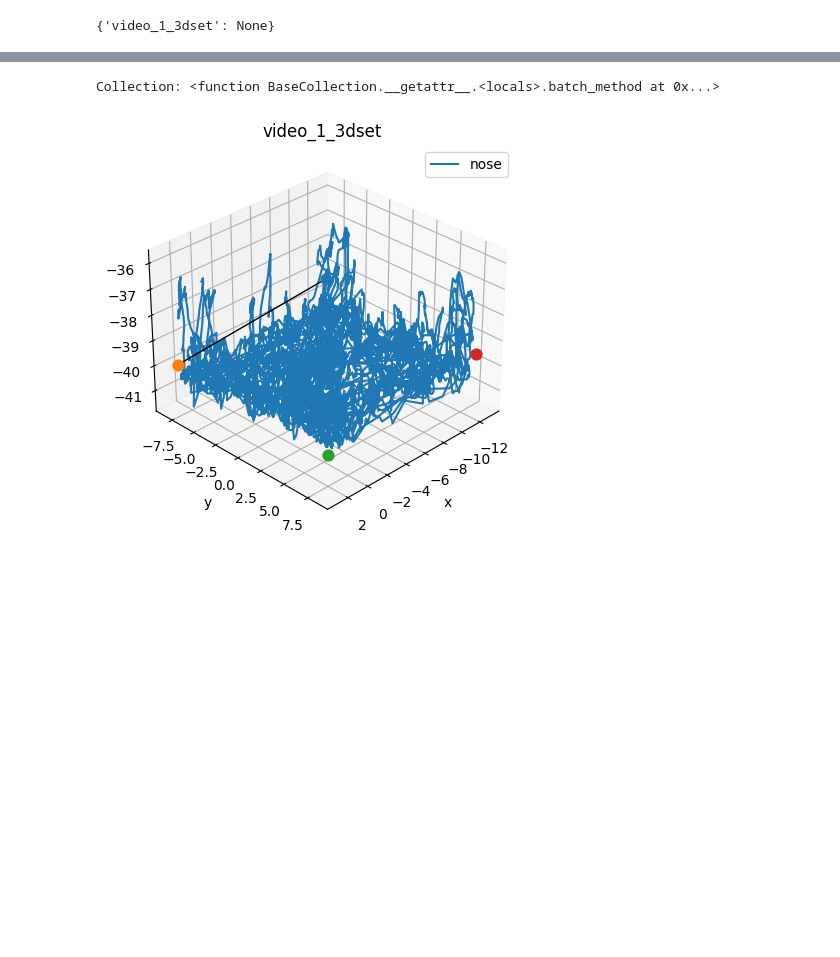
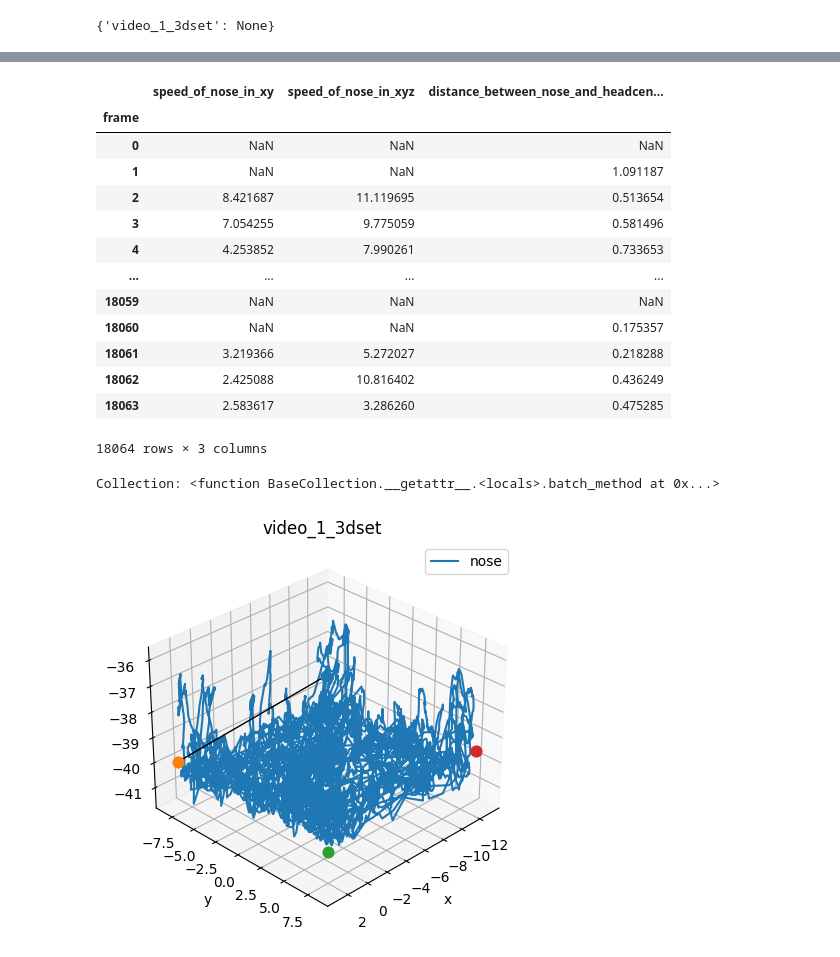
Before and after one commit to CodingDeni-boop/FOKUS-PROJEKT, a Jupyter notebook: 3d_stuff/3d_try.ipynb, the cells around one changed output, grey strips where cells are left out. Drawn from its saved outputs; the diff is of its cells as text; code cells hidden in the pictures; blank space fills up the shorter version.

```diff
--- a/3d_stuff/3d_try.ipynb
+++ b/3d_stuff/3d_try.ipynb
@@ -98,0 +82,2 @@ test3dcol_tri.get_point_names()
+# %%
+fc = py3r.FeaturesCollection.from_tracking_collection(test3dcol_tri)
@@ -98,0 +87,17 @@ test3dcol_tri.get_point_names()
+# %%
+data = fc[0].data
+# %% [output]
+|  | speed_of_nose_in_xy | speed_of_nose_in_xyz | distance_between_nose_and_headcen... |
+| frame |  |  |  |
+| 0 | NaN | NaN | NaN |
+| 1 | NaN | NaN | 1.091187 |
+| 2 | 8.421687 | 11.119695 | 0.513654 |
+| 3 | 7.054255 | 9.775059 | 0.581496 |
+| 4 | 4.253852 | 7.990261 | 0.733653 |
+| ... | ... | ... | ... |
+| 18059 | NaN | NaN | NaN |
+| 18060 | NaN | NaN | 0.175357 |
+| 18061 | 3.219366 | 5.272027 | 0.218288 |
+| 18062 | 2.425088 | 10.816402 | 0.436249 |
+| 18063 | 2.583617 | 3.286260 | 0.475285 |
+18064 rows × 3 columns
```
Also changed, not shown: parts of 15 cells of this notebook, 51 other files.
